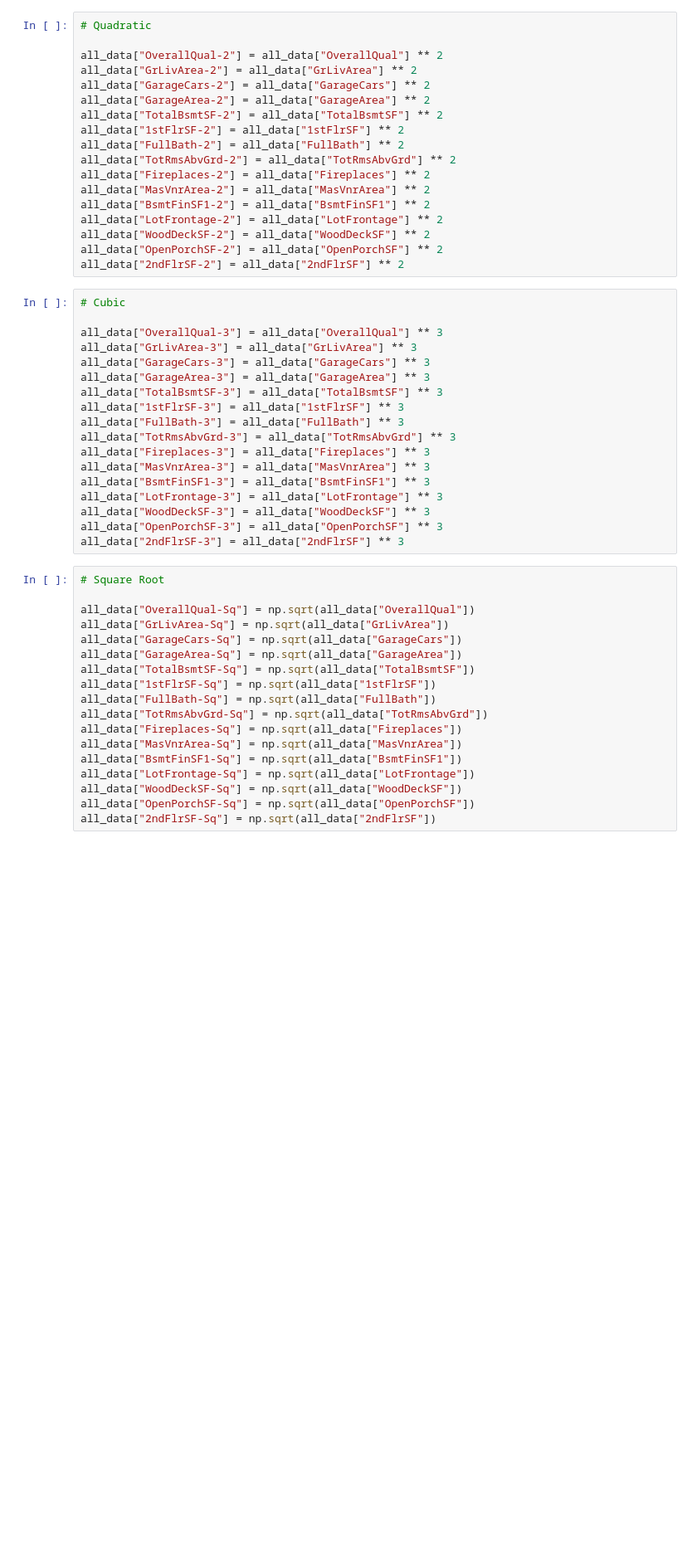
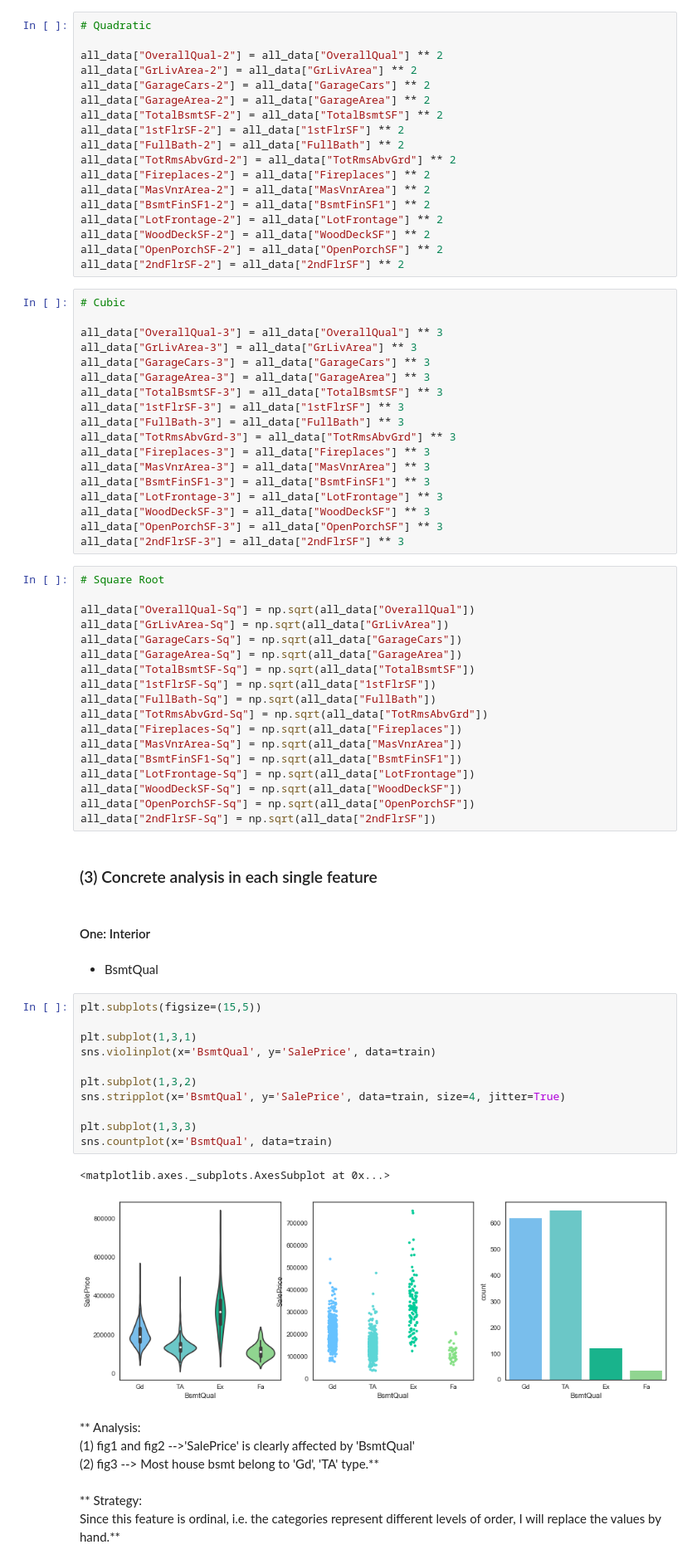
Before and after one commit to Frank-Walker/kaggle_kernel, a Jupyter notebook: House Price Prediction/kernel v 2.0.ipynb, the cells around one changed output. Shown at 83% size. Drawn from its saved outputs; the diff is of its cells as text; blank space fills up the shorter version.

```diff
--- a/House Price Prediction/kernel v 2.0.ipynb
+++ b/House Price Prediction/kernel v 2.0.ipynb
@@ -461,3 +445,30 @@ all_data["LotFrontage-Sq"] = np.sqrt(all_data["LotFrontage"])
 all_data["WoodDeckSF-Sq"] = np.sqrt(all_data["WoodDeckSF"])
 all_data["OpenPorchSF-Sq"] = np.sqrt(all_data["OpenPorchSF"])
 all_data["2ndFlrSF-Sq"] = np.sqrt(all_data["2ndFlrSF"])
+# %% [markdown]
+### (3) Concrete analysis in each single feature
+# %% [markdown]
+#### One: Interior
+# %% [markdown]
+- BsmtQual
+# %%
+plt.subplots(figsize=(15,5))
+
+plt.subplot(1,3,1)
+sns.violinplot(x='BsmtQual', y='SalePrice', data=train)
+
+plt.subplot(1,3,2)
+sns.stripplot(x='BsmtQual', y='SalePrice', data=train, size=4, jitter=True)
+
+plt.subplot(1,3,3)
+sns.countplot(x='BsmtQual', data=train)
+# %% [output]
+<matplotlib.axes._subplots.AxesSubplot at 0x...>
+[figure, added]
+# %% [markdown]
+** Analysis:
+(1) fig1 and fig2 -->'SalePrice' is clearly affected by 'BsmtQual'
+(2) fig3 --> Most house bsmt belong to 'Gd', 'TA' type.**
+# %% [markdown]
+** Strategy:
+Since this feature is ordinal, i.e. the categories represent different levels of order, I will replace the values by hand.**
```
Also changed, not shown: parts of 61 cells of this notebook.
